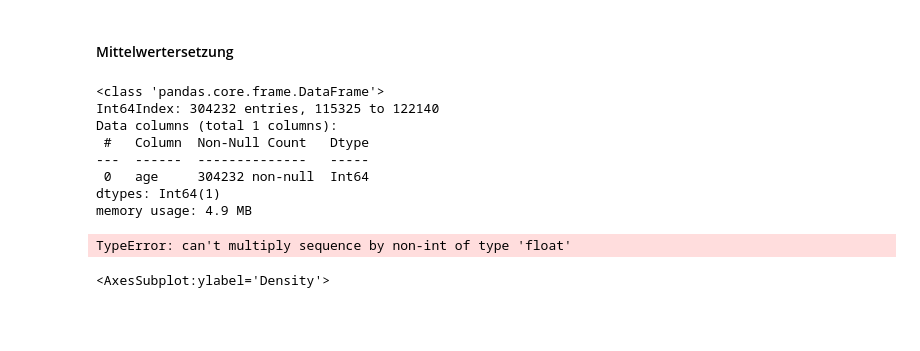
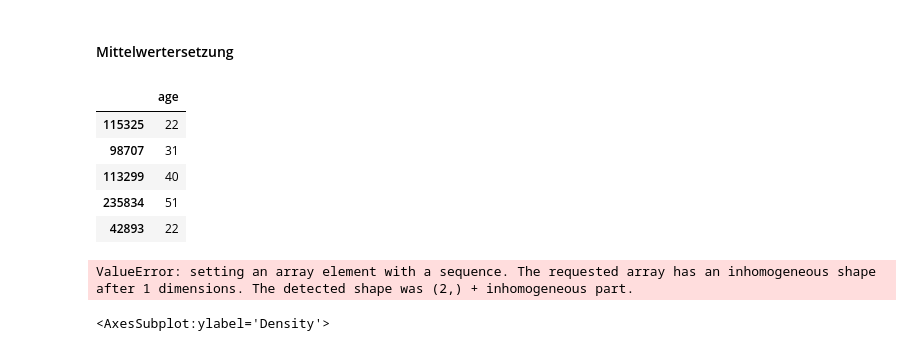
Before and after one commit to tlex-web/data_analysis_crisp_dm, a Jupyter notebook: data_preparation.ipynb, the cells around one changed output. Drawn from its saved outputs; the diff is of its cells as text; code cells hidden in the pictures; blank space fills up the shorter version.

```diff
--- a/data_preparation.ipynb
+++ b/data_preparation.ipynb
@@ -423,42 +423,37 @@ nan
 # %%
 # Create dataset
 imputed_train = pd.DataFrame()
 imputed_test = pd.DataFrame()
 X_test_mean = X_test['age']
 X_train_mean = X_train['age']
 
 
 
 # Fill missing values of Age with the average of Age (mean)
 imputed_train[ 'age' ] = X_train_mean.fillna(round(X_train_mean.mean(),0)).astype("Int64")
 
 imputed_train.head()
-imputed_train.info()
 # %% [output]
-<class 'pandas.core.frame.DataFrame'>
-Int64Index: 304232 entries, 115325 to 122140
-Data columns (total 1 columns):
- #   Column  Non-Null Count   Dtype
----  ------  --------------   -----
- 0   age     304232 non-null  Int64
-dtypes: Int64(1)
-memory usage: 4.9 MB
+|  | age |
+| 115325 | 22 |
+| 98707 | 31 |
+| 113299 | 40 |
+| 235834 | 51 |
+| 42893 | 22 |
 # %%
-age_actual = df['age'].dropna().astype('Int64')
+hist_data = np.array([df['age'].dropna(), imputed_train], dtype=np.int64)
 
-hist_data = [age_actual, imputed_train]
 group_labels = ['actual_age', 'imputed']
 colors = ['#333F44', '#37AA9C']
 
 # Create distplot with curve_type set to 'normal'
 fig = ff.create_distplot(hist_data, group_labels, show_hist=False, colors=colors)
 
-
 # Add title
 fig.update_layout(title_text='Curve and Rug Plot')
 fig.show()
 # %% [output]
-TypeError: can't multiply sequence by non-int of type 'float'
+ValueError: setting an array element with a sequence. The requested array has an inhomogeneous shape after 1 dimensions. The detected shape was (2,) + inhomogeneous part.
 # %%
 imputed_train.plot.density()
 # %% [output]
```
Also changed, not shown: parts of 1 cell of this notebook.
